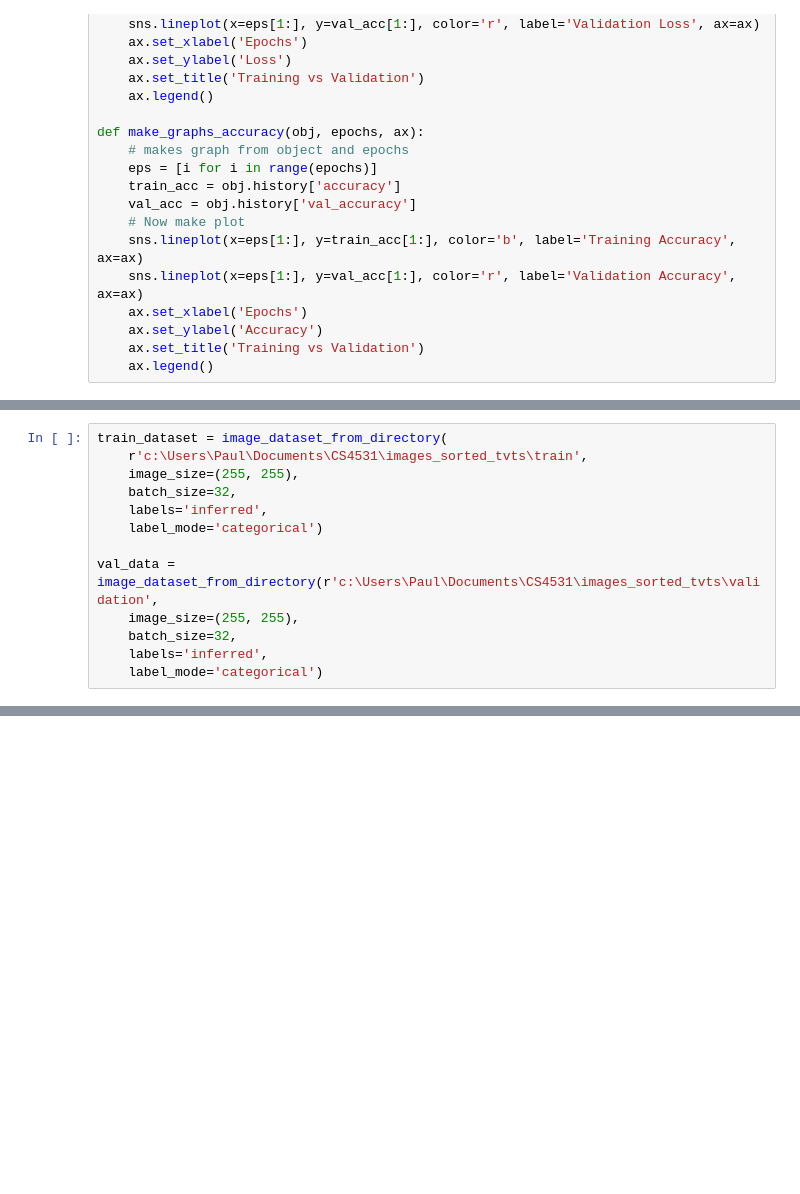
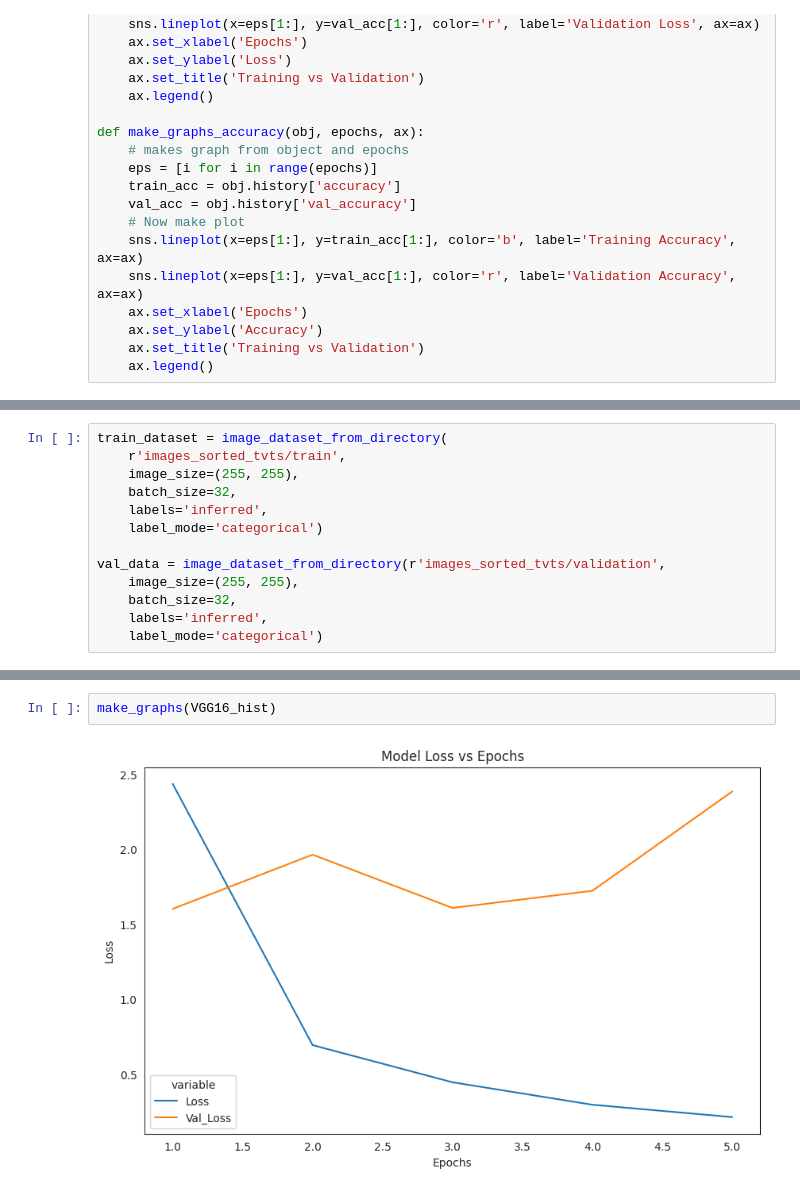
Before and after one commit to evanhollier/4531_Final, a Jupyter notebook: scratch.ipynb, the cells around one changed output, grey strips where cells are left out. Drawn from its saved outputs; the diff is of its cells as text; blank space fills up the shorter version.

Commit message:
run first pre-trained model

```diff
--- a/scratch.ipynb
+++ b/scratch.ipynb
@@ -141,12 +109,12 @@ c:\Users\Paul\Documents\CS4531\images_sorted_tvts\train\sphynx  already created
 # %%
 train_dataset = image_dataset_from_directory(
-    r'c:\Users\Paul\Documents\CS4531\images_sorted_tvts\train',
+    r'images_sorted_tvts/train',
     image_size=(255, 255),
     batch_size=32,
     labels='inferred',
     label_mode='categorical')
 
-val_data = image_dataset_from_directory(r'c:\Users\Paul\Documents\CS4531\images_sorted_tvts\validation',
+val_data = image_dataset_from_directory(r'images_sorted_tvts/validation',
     image_size=(255, 255),
     batch_size=32,
     labels='inferred',
@@ -184,0 +155,4 @@ KeyboardInterrupt:
+# %%
+make_graphs(VGG16_hist)
+# %% [output]
+[figure, added]
```
Also changed, not shown: parts of 5 cells of this notebook.
